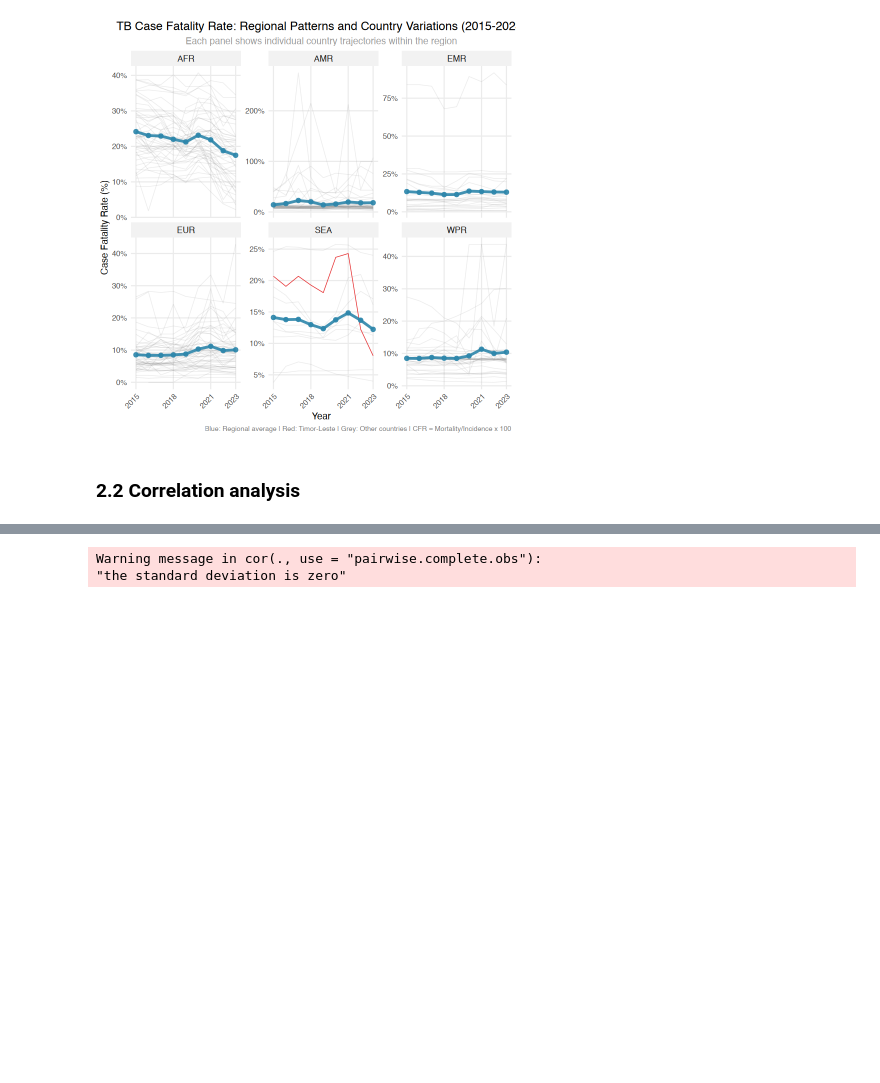
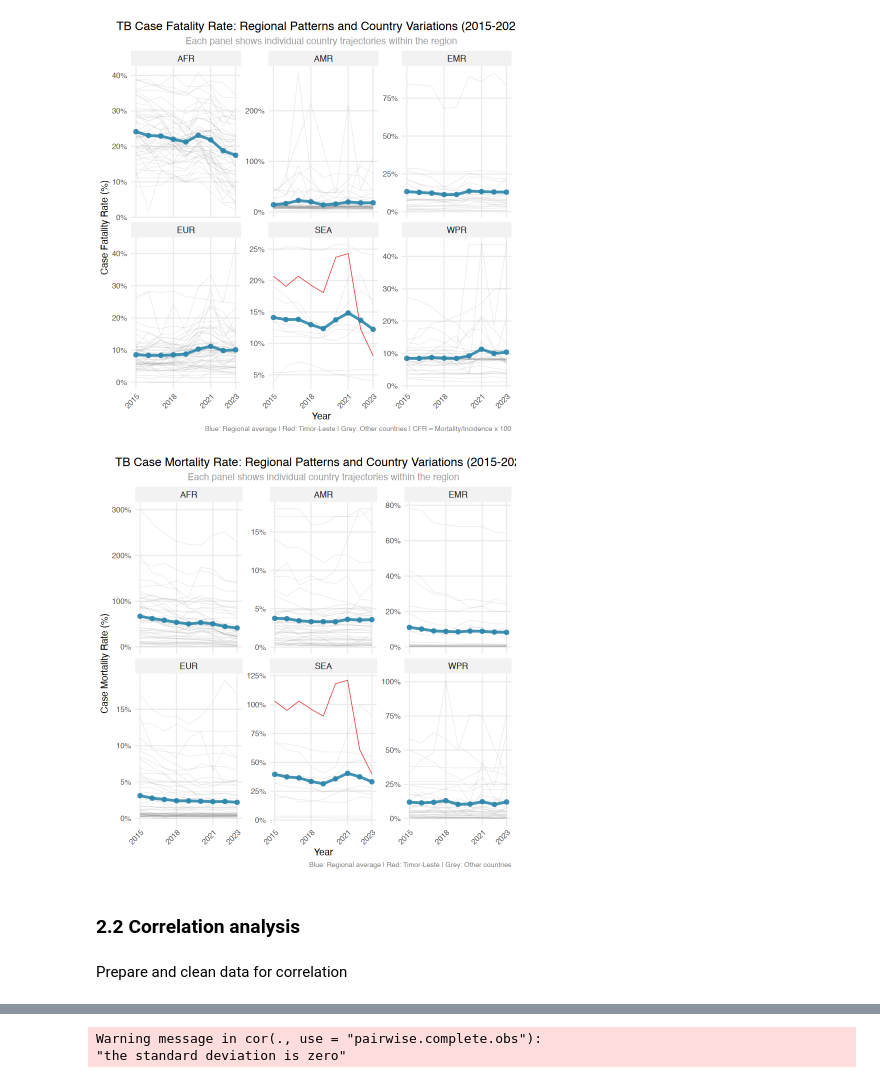
Before and after one commit to ibagur/tb-analysis, a Jupyter notebook: tb_analysis.ipynb, the cells around one changed output, grey strips where cells are left out. Drawn from its saved outputs; the diff is of its cells as text; code cells hidden in the pictures; blank space fills up the shorter version.

```diff
--- a/tb_analysis.ipynb
+++ b/tb_analysis.ipynb
@@ -2255,8 +2372,67 @@ regional_cfr_plot_clean <- country_cfr_data %>%
 print(regional_cfr_plot_clean)
 # %% [output]
 [figure]
+# %%
+
+# Alternative version with improved legend
+regional_mort_plot_clean <- country_clean_data %>%
+  # Add grouping variable for better legend control
+  mutate(country_type = case_when(
+    country == "Timor-Leste" ~ "Timor-Leste",
+    TRUE ~ "Other Countries"
+  )) %>%
+
+  ggplot(aes(x = year, y = e_mort_100k)) +
+
+  # Individual country trajectories (background)
+  geom_line(data = . %>% filter(country_type == "Other Countries"),
+            aes(group = country),
+            alpha = 0.15, color = "gray50", size = 0.3) +
+
+  # Timor-Leste highlighted
+  geom_line(data = . %>% filter(country_type == "Timor-Leste"),
+            aes(group = country),
+            color = "#E31A1C", size = 0.3, alpha = 0.9) +
+
+  # Regional average
+  geom_line(data = regional_clean_data,
+            aes(y = mean_mort, group = 1),
+            color = "#2E86AB", size = 1.2, alpha = 0.9) +
+  geom_point(data = regional_clean_data,
+             aes(y = mean_mort),
+             color = "#2E86AB", size = 2, alpha = 0.9) +
+
+  facet_wrap(~g_whoregion, scales = "free_y", ncol = 3) +
+
+  scale_x_continuous(breaks = c(2015, 2018, 2021, 2023)) +
+  scale_y_continuous(labels = function(x) paste0(round(x, 1), "%")) +
+
+  labs(
+    title = "TB Case Mortality Rate: Regional Patterns and Country Variations (2015-2023)",
+    subtitle = "Each panel shows individual country trajectories within the region",
+    x = "Year",
+    y = "Case Mortality Rate (%)",
+    caption = "Blue: Regional average | Red: Timor-Leste | Grey: Other countries"
+  ) +
+
+  theme_minimal() +
+  theme(
+    plot.title = element_text(size = 14, face = "bold", hjust = 0.5),
+    plot.subtitle = element_text(size = 11, hjust = 0.5, color = "gray60"),
+    strip.text = element_text(size = 10, face = "bold"),
+    strip.background = element_rect(fill = "gray95", color = NA),
+    axis.text.x = element_text(angle = 45, hjust = 1),
+    panel.grid.minor = element_blank(),
+    plot.caption = element_text(size = 8, color = "gray50")
+  )
+
+print(regional_mort_plot_clean)
+# %% [output]
+[figure, added]
 # %% [markdown]
 ### 2.2 Correlation analysis
+# %% [markdown]
+Prepare and clean data for correlation
 # %%
 # --- 1. LOAD PACKAGES ---
 # Load all necessary packages for cleaning and EDA
```
Also changed, not shown: parts of 89 cells of this notebook, 5 other files.
